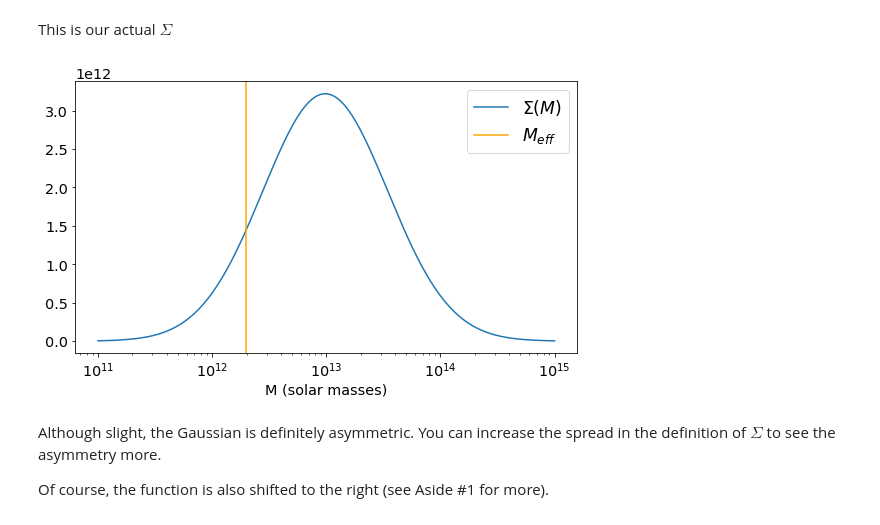
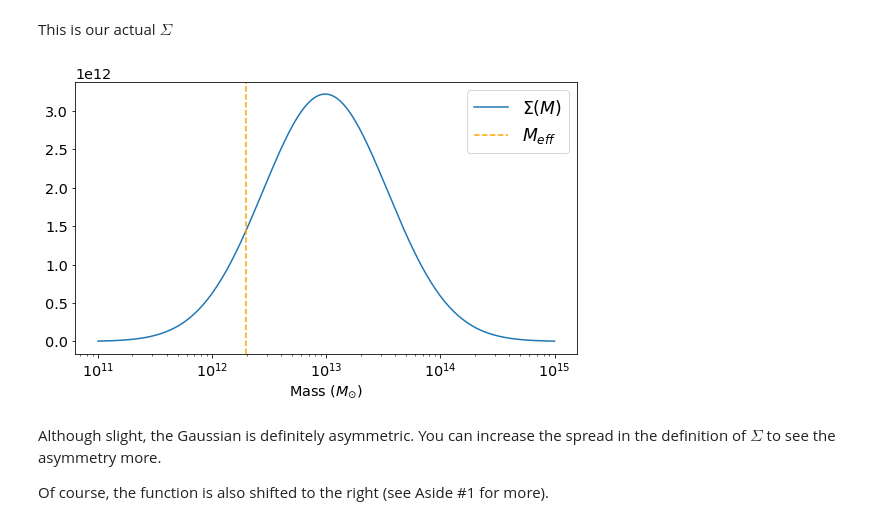
Before and after one commit to simonsobs/hmvec, a Jupyter notebook: visualize.ipynb, the cells around one changed output. Cells and saved outputs as stored; diff of their text form; code cells hidden in the pictures.

```diff
--- a/visualize.ipynb
+++ b/visualize.ipynb
@@ -28,6 +28,7 @@ import numpy as np
 from scipy.stats import norm
 import matplotlib.pyplot as plt
 import matplotlib
+from astropy import units as u
 
 #Plot settings
 %matplotlib inline
@@ -35,6 +36,7 @@ matplotlib.rcParams['axes.labelsize'] = 'x-large'
 matplotlib.rcParams['xtick.labelsize'] = 'x-large'
 matplotlib.rcParams['ytick.labelsize'] = 'x-large'
 matplotlib.rcParams['legend.fontsize'] = 'xx-large'
+matplotlib.rcParams['axes.titlesize'] = 'xx-large'
 # %% [markdown]
 # $ \Sigma (M)$
 # %% [markdown]
@@ -42,18 +44,18 @@ This is our actual $\Sigma$
 # %%
 #Inputs
 masses = np.logspace(11,15, num=200)
 
 #Plot
 plt.figure(figsize=(9,5));
 plt.plot(masses, cib.capitalSigma(masses), label=r'$\Sigma(M)$');
-plt.axvline(x=10**12.3, ls='-', color='orange', label=r'$M_{eff}$')
+plt.axvline(x = 10**12.3, ls='--', color='orange', label=r'$M_{eff}$')
 
 #Plotting extras
 plt.xscale('log')
 plt.legend()
-plt.xlabel('M (solar masses)');
+plt.xlabel(r'Mass ($M_{\odot}$)');
 # %% [output]
-[figure, old version]
+[figure, new version]
 # %% [markdown]
 Although slight, the Gaussian is definitely asymmetric. You can increase the spread in the definition of $\Sigma$ to see the asymmetry more.
 
```
Also changed, not shown: parts of 6 cells of this notebook, 1 other file.
